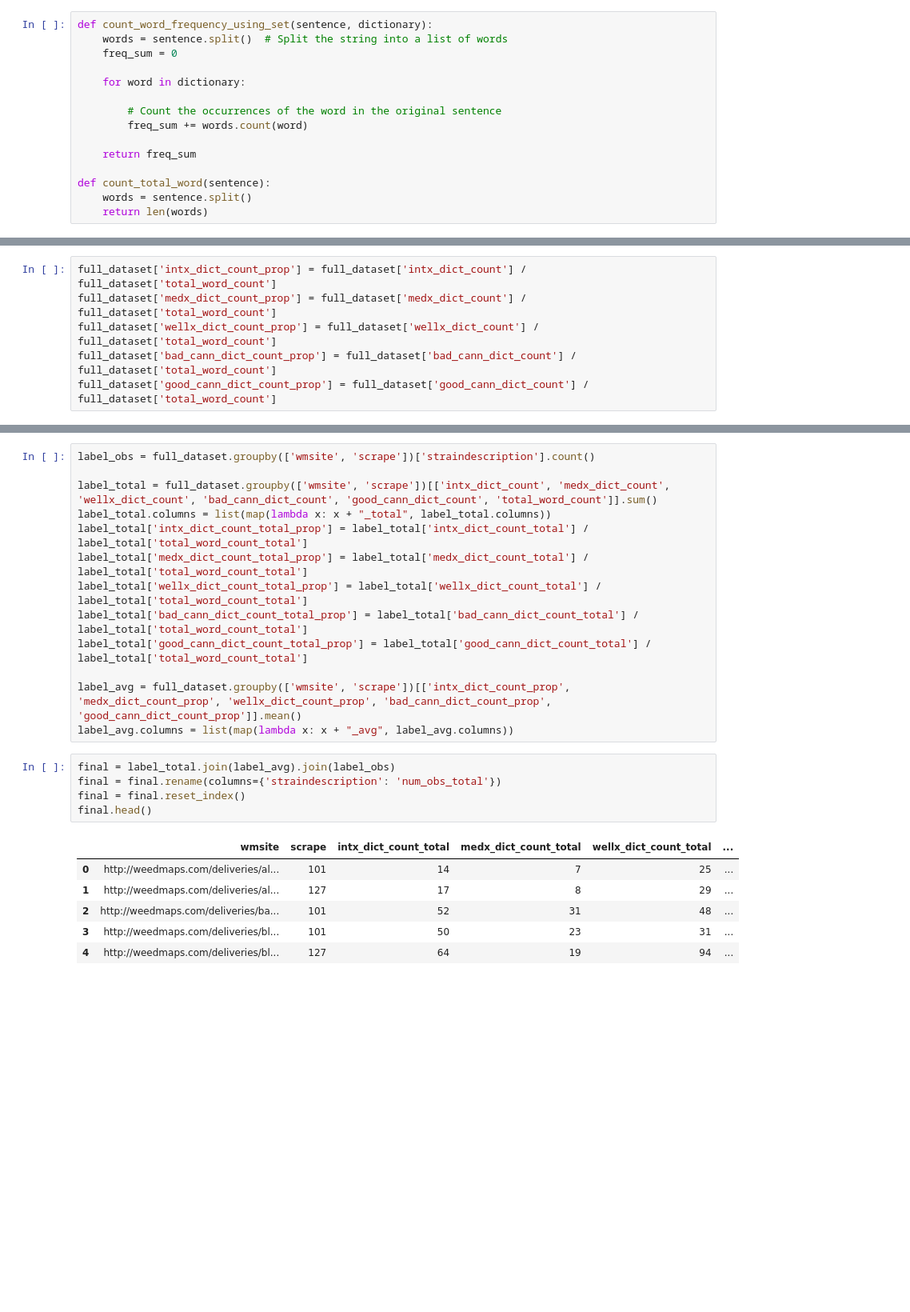
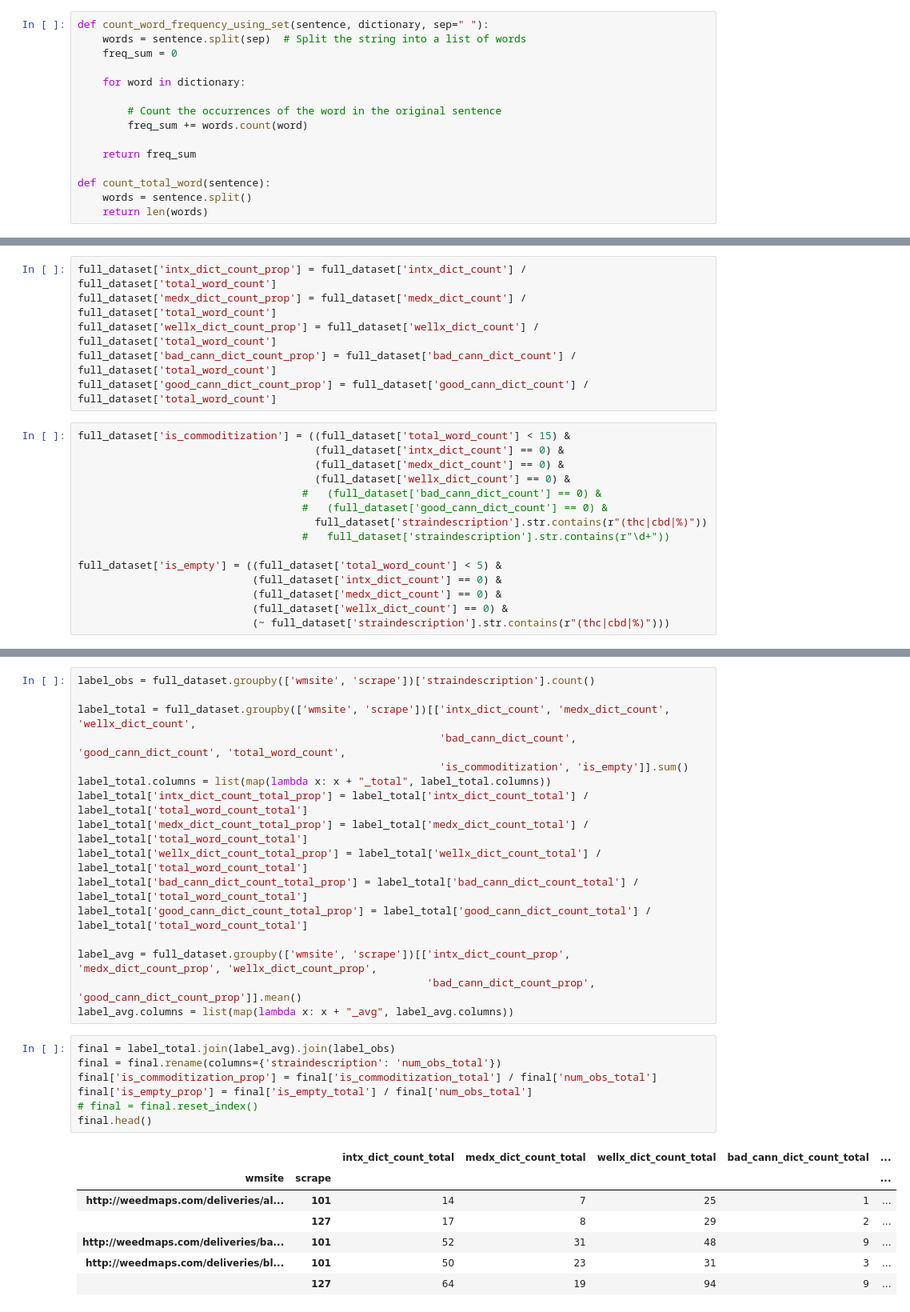
Before and after one commit to WenhaoP/Cannabis-Integration, a Jupyter notebook: BERT/dictionary_method.ipynb, the cells around one changed output, grey strips where cells are left out. Shown: that part at 80% size. Saved outputs shown, nothing was run; the diff lists cells and outputs as text; blank space fills up the shorter version.

Commit message:
add empty, is_commoditization variables to dictionary method; add stop words removal and stemming to dictionary method; apply dictionary method to dispensary name

```diff
--- a/BERT/dictionary_method.ipynb
+++ b/BERT/dictionary_method.ipynb
@@ -34,6 +59,6 @@ full_dataset.head()
 # %%
-def count_word_frequency_using_set(sentence, dictionary):
-    words = sentence.split()  # Split the string into a list of words
+def count_word_frequency_using_set(sentence, dictionary, sep=" "):
+    words = sentence.split(sep)  # Split the string into a list of words
     freq_sum = 0
 
     for word in dictionary:
@@ -61,6 +86,21 @@ full_dataset['medx_dict_count_prop'] = full_dataset['medx_dict_count'] / full_da
 full_dataset['wellx_dict_count_prop'] = full_dataset['wellx_dict_count'] / full_dataset['total_word_count']
 full_dataset['bad_cann_dict_count_prop'] = full_dataset['bad_cann_dict_count'] / full_dataset['total_word_count']
 full_dataset['good_cann_dict_count_prop'] = full_dataset['good_cann_dict_count'] / full_dataset['total_word_count']
+# %%
+full_dataset['is_commoditization'] = ((full_dataset['total_word_count'] < 15) &
+                                      (full_dataset['intx_dict_count'] == 0) &
+                                      (full_dataset['medx_dict_count'] == 0) &
+                                      (full_dataset['wellx_dict_count'] == 0) &
+                                    #   (full_dataset['bad_cann_dict_count'] == 0) &
+                                    #   (full_dataset['good_cann_dict_count'] == 0) &
+                                      full_dataset['straindescription'].str.contains(r"(thc|cbd|%)"))
+                                    #   full_dataset['straindescription'].str.contains(r"\d+"))
+
+full_dataset['is_empty'] = ((full_dataset['total_word_count'] < 5) &
+                            (full_dataset['intx_dict_count'] == 0) &
+                            (full_dataset['medx_dict_count'] == 0) &
+                            (full_dataset['wellx_dict_count'] == 0) &
+                            (~ full_dataset['straindescription'].str.contains(r"(thc|cbd|%)")))
 # %%
 full_dataset.head()
 # %% [output]
@@ -74,7 +114,9 @@ full_dataset.head()
 # %%
 label_obs = full_dataset.groupby(['wmsite', 'scrape'])['straindescription'].count()
 
-label_total = full_dataset.groupby(['wmsite', 'scrape'])[['intx_dict_count', 'medx_dict_count', 'wellx_dict_count', 'bad_cann_dict_count', 'good_cann_dict_count', 'total_word_count']].sum()
+label_total = full_dataset.groupby(['wmsite', 'scrape'])[['intx_dict_count', 'medx_dict_count', 'wellx_dict_count',
+                                                          'bad_cann_dict_count', 'good_cann_dict_count', 'total_word_count',
+                                                          'is_commoditization', 'is_empty']].sum()
 label_total.columns = list(map(lambda x: x + "_total", label_total.columns))
 label_total['intx_dict_count_total_prop'] = label_total['intx_dict_count_total'] / label_total['total_word_count_total']
 label_total['medx_dict_count_total_prop'] = label_total['medx_dict_count_total'] / label_total['total_word_count_total']
@@ -82,17 +124,21 @@ label_total['wellx_dict_count_total_prop'] = label_total['wellx_dict_count_total
 label_total['bad_cann_dict_count_total_prop'] = label_total['bad_cann_dict_count_total'] / label_total['total_word_count_total']
 label_total['good_cann_dict_count_total_prop'] = label_total['good_cann_dict_count_total'] / label_total['total_word_count_total']
 
-label_avg = full_dataset.groupby(['wmsite', 'scrape'])[['intx_dict_count_prop', 'medx_dict_count_prop', 'wellx_dict_count_prop', 'bad_cann_dict_count_prop', 'good_cann_dict_count_prop']].mean()
+label_avg = full_dataset.groupby(['wmsite', 'scrape'])[['intx_dict_count_prop', 'medx_dict_count_prop', 'wellx_dict_count_prop',
+                                                        'bad_cann_dict_count_prop', 'good_cann_dict_count_prop']].mean()
 label_avg.columns = list(map(lambda x: x + "_avg", label_avg.columns))
 # %%
 final = label_total.join(label_avg).join(label_obs)
 final = final.rename(columns={'straindescription': 'num_obs_total'})
-final = final.reset_index()
+final['is_commoditization_prop'] = final['is_commoditization_total'] / final['num_obs_total']
+final['is_empty_prop'] = final['is_empty_total'] / final['num_obs_total']
+# final = final.reset_index()
 final.head()
 # %% [output]
-|  | wmsite | scrape | intx_dict_count_total | medx_dict_count_total | wellx_dict_count_total | ... |
-| 0 | http://weedmaps.com/deliveries/al... | 101 | 14 | 7 | 25 | ... |
-| 1 | http://weedmaps.com/deliveries/al... | 127 | 17 | 8 | 29 | ... |
-| 2 | http://weedmaps.com/deliveries/ba... | 101 | 52 | 31 | 48 | ... |
-| 3 | http://weedmaps.com/deliveries/bl... | 101 | 50 | 23 | 31 | ... |
-| 4 | http://weedmaps.com/deliveries/bl... | 127 | 64 | 19 | 94 | ... |
+|  |  | intx_dict_count_total | medx_dict_count_total | wellx_dict_count_total | bad_cann_dict_count_total | ... |
+| wmsite | scrape |  |  |  |  | ... |
+| http://weedmaps.com/deliveries/al... | 101 | 14 | 7 | 25 | 1 | ... |
+|  | 127 | 17 | 8 | 29 | 2 | ... |
+| http://weedmaps.com/deliveries/ba... | 101 | 52 | 31 | 48 | 9 | ... |
+| http://weedmaps.com/deliveries/bl... | 101 | 50 | 23 | 31 | 3 | ... |
+|  | 127 | 64 | 19 | 94 | 9 | ... |
```
Also changed, not shown: parts of 40 cells of this notebook.
